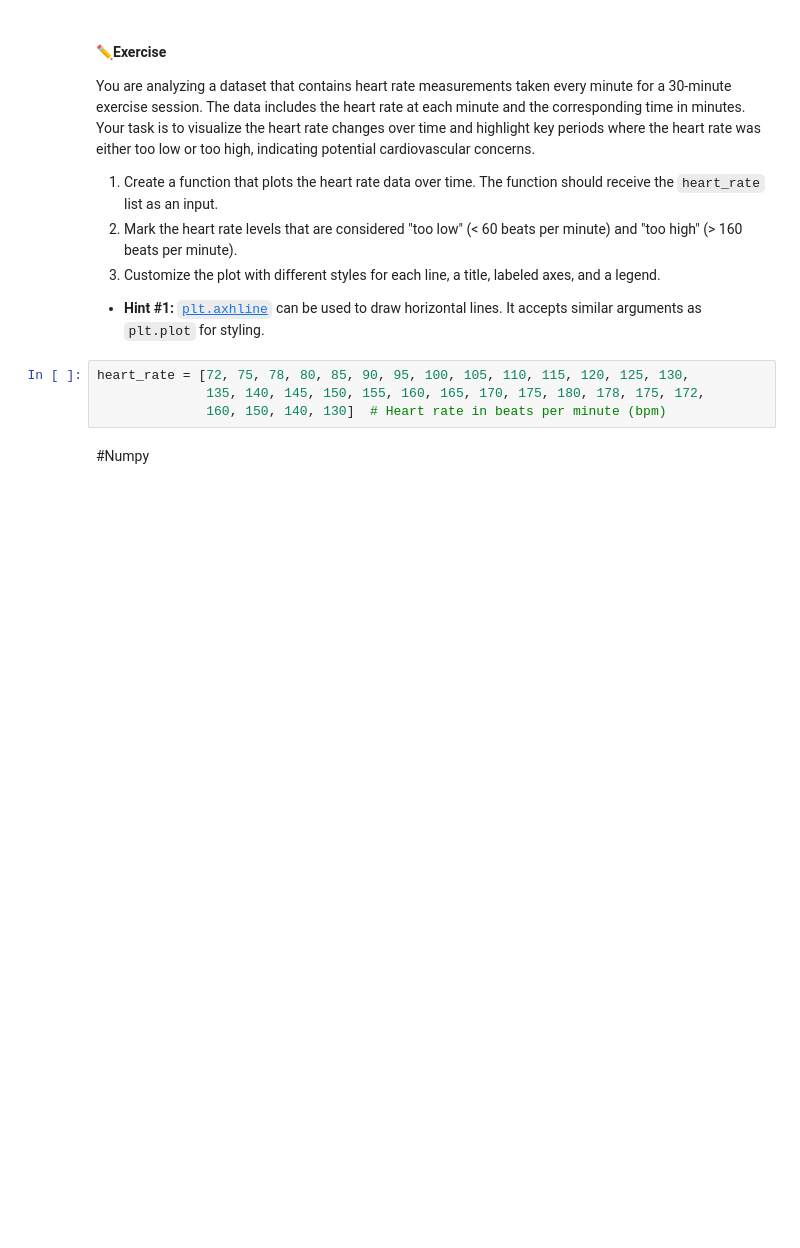
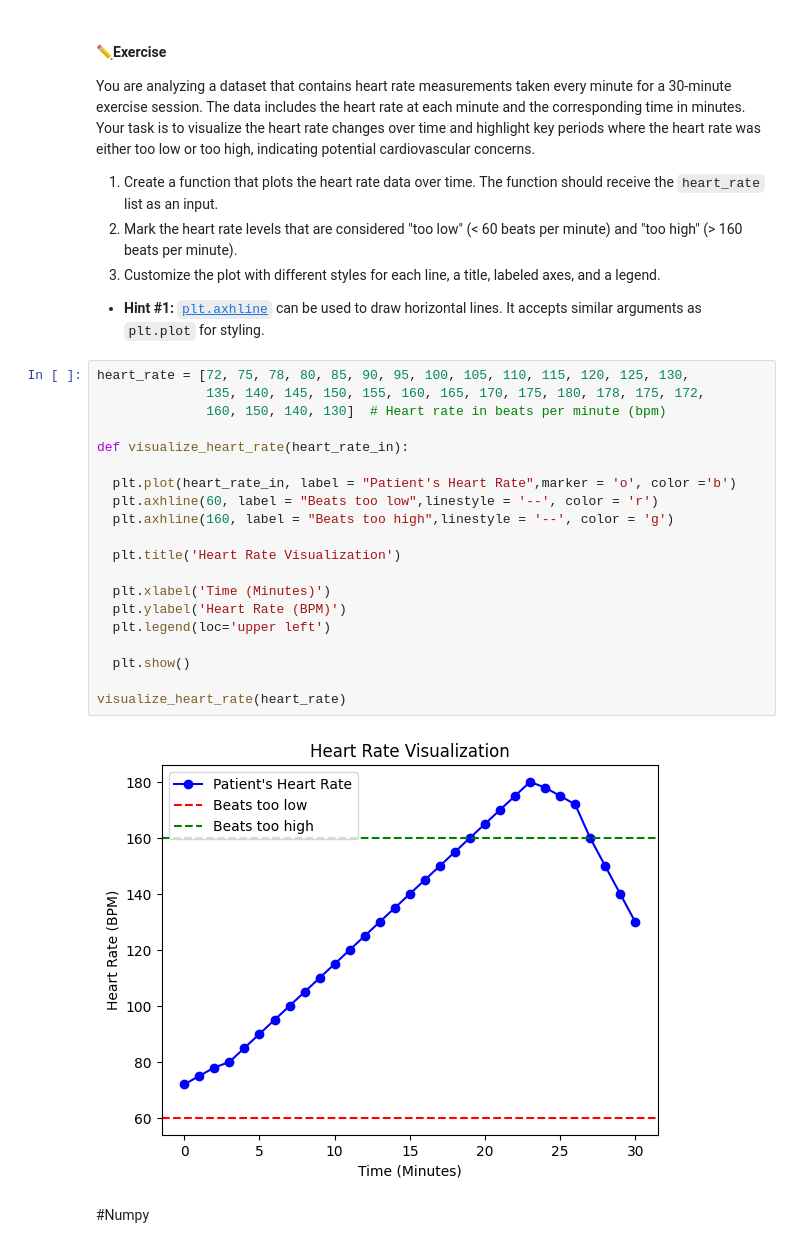
Before and after one commit to ambernguyen0222/bme3053c, a Jupyter notebook: lessons-solved/03_Matplotlib_and_Numpy_02_07_2025.ipynb, the cells around one changed output. Saved outputs shown, nothing was run; the diff lists cells and outputs as text; blank space fills up the shorter version.

```diff
--- a/lessons-solved/03_Matplotlib_and_Numpy_02_07_2025.ipynb
+++ b/lessons-solved/03_Matplotlib_and_Numpy_02_07_2025.ipynb
@@ -95,7 +102,25 @@ You are analyzing a dataset that contains heart rate measurements taken every mi
 # %%
 heart_rate = [72, 75, 78, 80, 85, 90, 95, 100, 105, 110, 115, 120, 125, 130,
               135, 140, 145, 150, 155, 160, 165, 170, 175, 180, 178, 175, 172,
               160, 150, 140, 130]  # Heart rate in beats per minute (bpm)
+
+def visualize_heart_rate(heart_rate_in):
+
+  plt.plot(heart_rate_in, label = "Patient's Heart Rate",marker = 'o', color ='b')
+  plt.axhline(60, label = "Beats too low",linestyle = '--', color = 'r')
+  plt.axhline(160, label = "Beats too high",linestyle = '--', color = 'g')
+
+  plt.title('Heart Rate Visualization')
+
+  plt.xlabel('Time (Minutes)')
+  plt.ylabel('Heart Rate (BPM)')
+  plt.legend(loc='upper left')
+
+  plt.show()
+
+visualize_heart_rate(heart_rate)
+# %% [output]
+[figure, added]
 # %% [markdown]
 #Numpy
 # %% [markdown]
```
Also changed, not shown: parts of 4 cells of this notebook.
